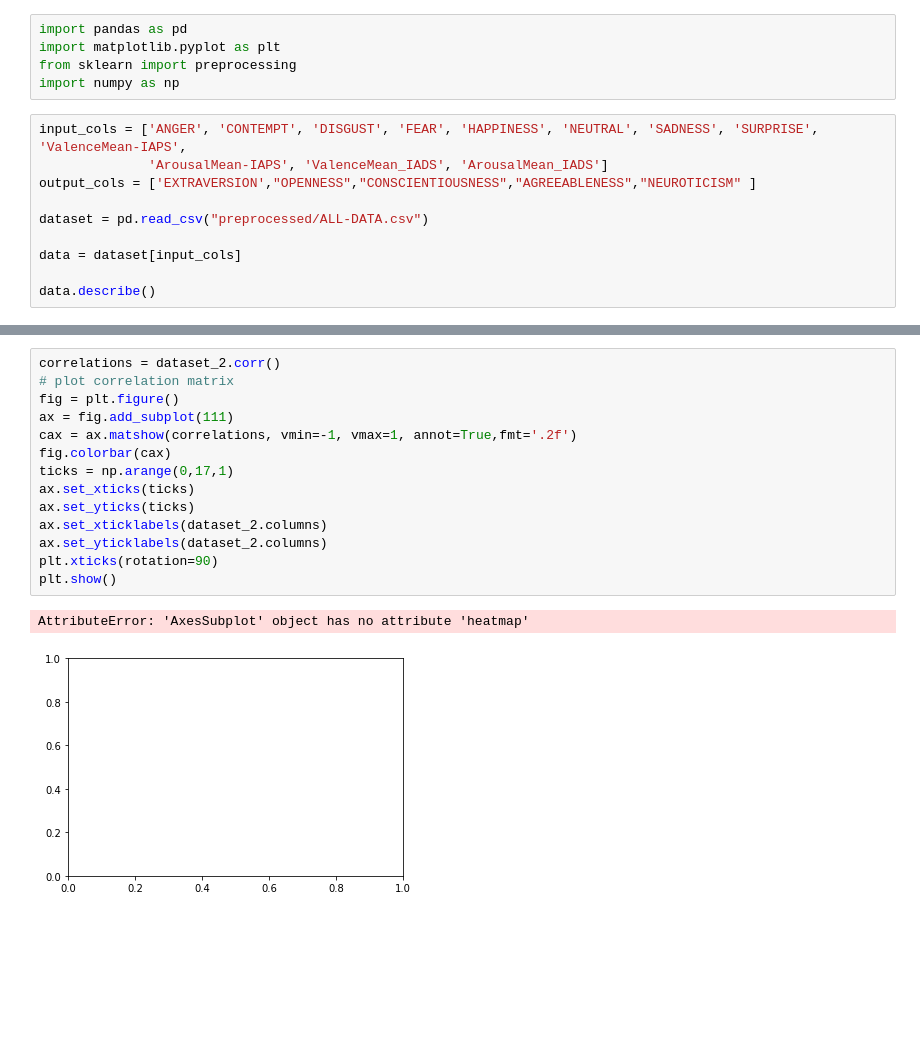
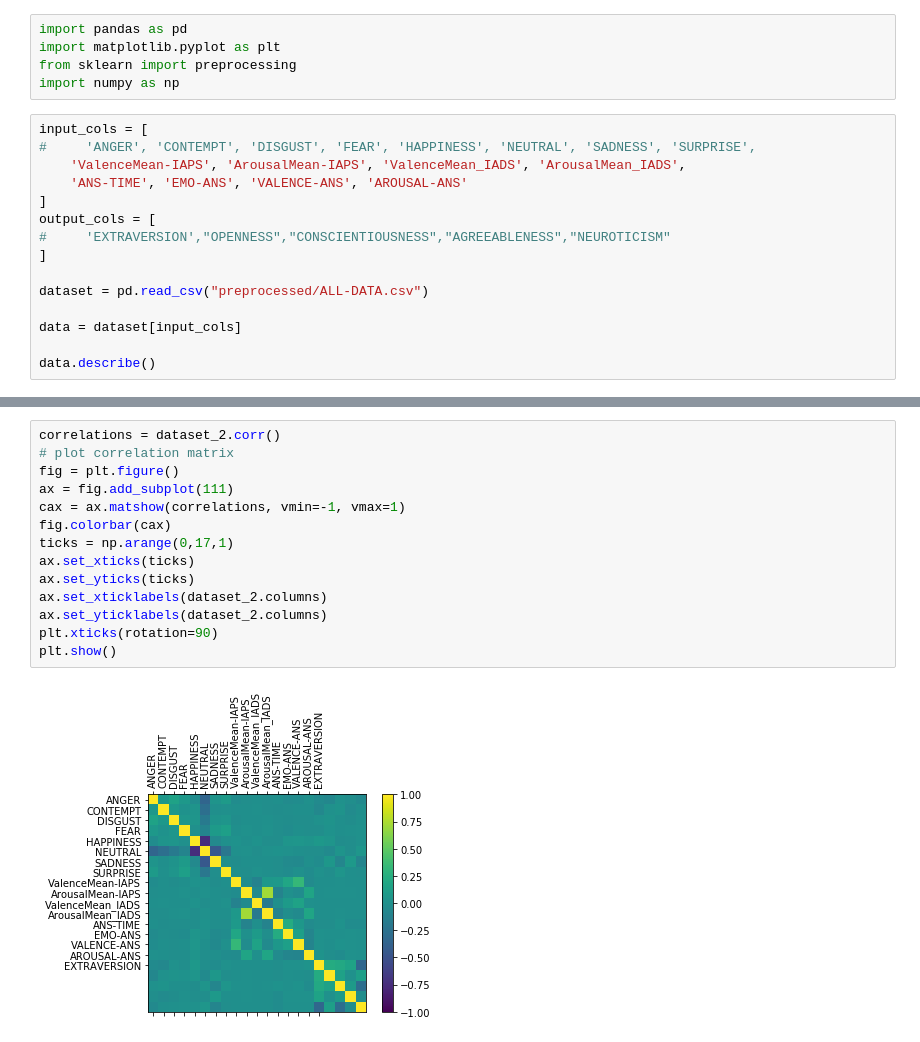
Before and after one commit to Warzecha/BIRAFFE-Emotion-Analysis, a Jupyter notebook: model.ipynb, the cells around one changed output, grey strips where cells are left out. Drawn from its saved outputs; the diff is of its cells as text; blank space fills up the shorter version.

```diff
--- a/model.ipynb
+++ b/model.ipynb
@@ -4,9 +4,14 @@ import matplotlib.pyplot as plt
 from sklearn import preprocessing
 import numpy as np
 # %%
-input_cols = ['ANGER', 'CONTEMPT', 'DISGUST', 'FEAR', 'HAPPINESS', 'NEUTRAL', 'SADNESS', 'SURPRISE', 'ValenceMean-IAPS',
-              'ArousalMean-IAPS', 'ValenceMean_IADS', 'ArousalMean_IADS']
-output_cols = ['EXTRAVERSION',"OPENNESS","CONSCIENTIOUSNESS","AGREEABLENESS","NEUROTICISM" ]
+input_cols = [
+#     'ANGER', 'CONTEMPT', 'DISGUST', 'FEAR', 'HAPPINESS', 'NEUTRAL', 'SADNESS', 'SURPRISE',
+    'ValenceMean-IAPS', 'ArousalMean-IAPS', 'ValenceMean_IADS', 'ArousalMean_IADS',
+    'ANS-TIME', 'EMO-ANS', 'VALENCE-ANS', 'AROUSAL-ANS'
+]
+output_cols = [
+#     'EXTRAVERSION',"OPENNESS","CONSCIENTIOUSNESS","AGREEABLENESS","NEUROTICISM"
+]
 
 dataset = pd.read_csv("preprocessed/ALL-DATA.csv")
 
@@ -39,17 +108,16 @@ dataset_2 = dataset[all_columns]
 # %%
 correlations = dataset_2.corr()
 # plot correlation matrix
 fig = plt.figure()
 ax = fig.add_subplot(111)
-cax = ax.matshow(correlations, vmin=-1, vmax=1, annot=True,fmt='.2f')
+cax = ax.matshow(correlations, vmin=-1, vmax=1)
 fig.colorbar(cax)
 ticks = np.arange(0,17,1)
 ax.set_xticks(ticks)
 ax.set_yticks(ticks)
 ax.set_xticklabels(dataset_2.columns)
 ax.set_yticklabels(dataset_2.columns)
 plt.xticks(rotation=90)
 plt.show()
 # %% [output]
-AttributeError: 'AxesSubplot' object has no attribute 'heatmap'
-[figure, old version]
+[figure, new version]
```
Also changed, not shown: parts of 8 cells of this notebook, 4 other files.
